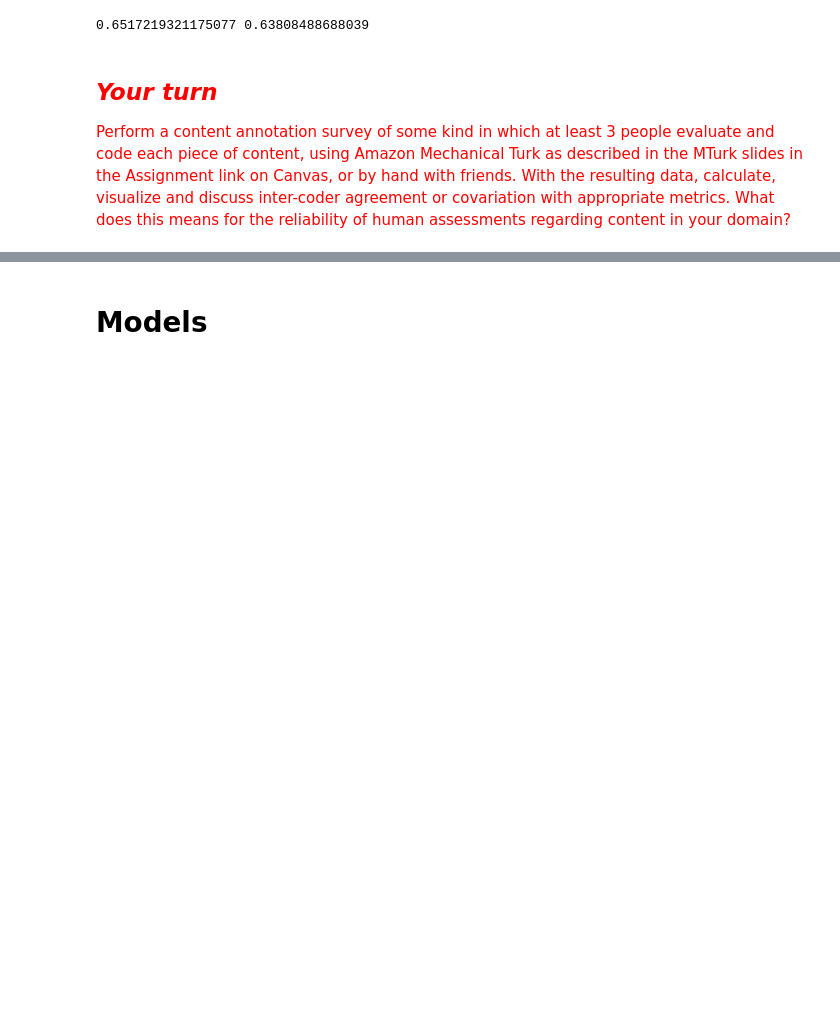
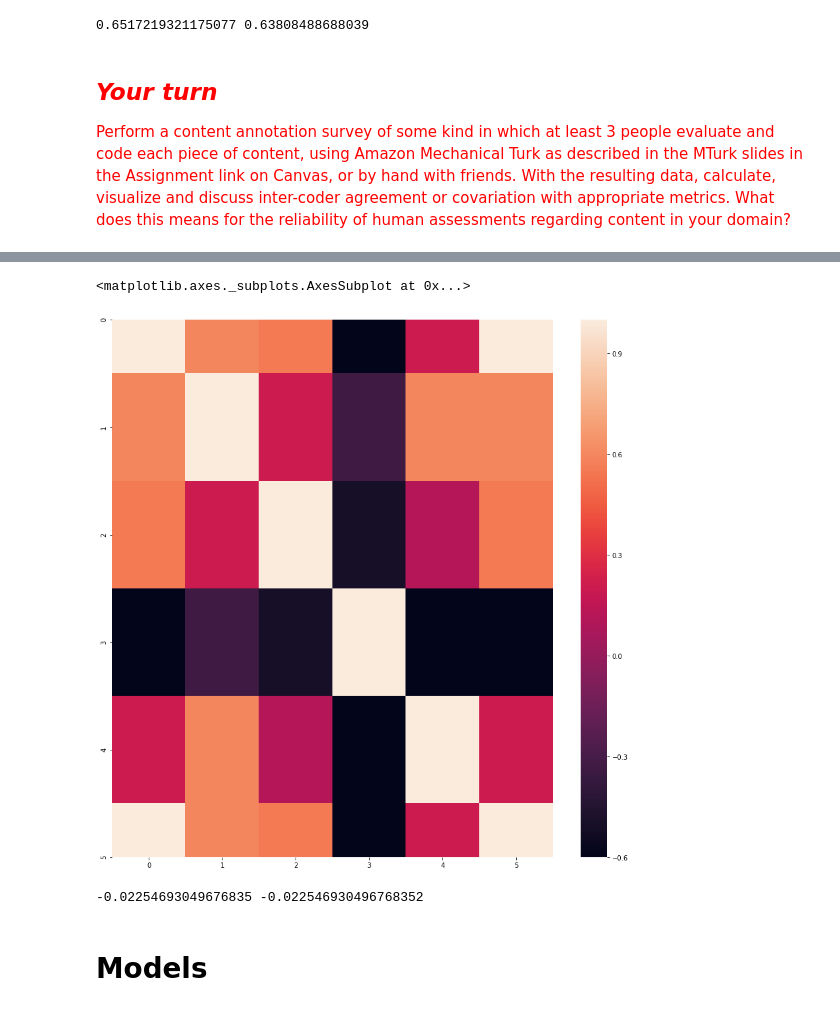
Before and after one commit to Computational-Content-Analysis-2020/Content-Analysis-2020, a Jupyter notebook: week-2/2-Reliability.ipynb, the cells around one changed output, grey strips where cells are left out. Saved outputs shown, nothing was run; the diff lists cells and outputs as text; code cells hidden in the pictures; blank space fills up the shorter version.

```diff
--- a/week-2/2-Reliability.ipynb
+++ b/week-2/2-Reliability.ipynb
@@ -219,3 +346,14 @@ print(pairwise_metric_average(pearsons_rho,anno.annotations), pairwise_metric_av
+# %%
+m = pairwise_matrix(cohens_kappa, survey_hot.annotations)
+fig, ax = plt.subplots(figsize = (15, 15))
+seaborn.heatmap(m, ax =ax)
+# %% [output]
+<matplotlib.axes._subplots.AxesSubplot at 0x...>
+[figure, added]
+# %%
+print(pairwise_metric_average(pearsons_rho,survey_hot.annotations), pairwise_metric_average(spearmans_rho,survey_hot.annotations))
+# %% [output]
+-0.02254693049676835 -0.022546930496768352
 # %% [markdown]
 # Models
 # %% [markdown]
```
Also changed, not shown: parts of 55 cells of this notebook.
